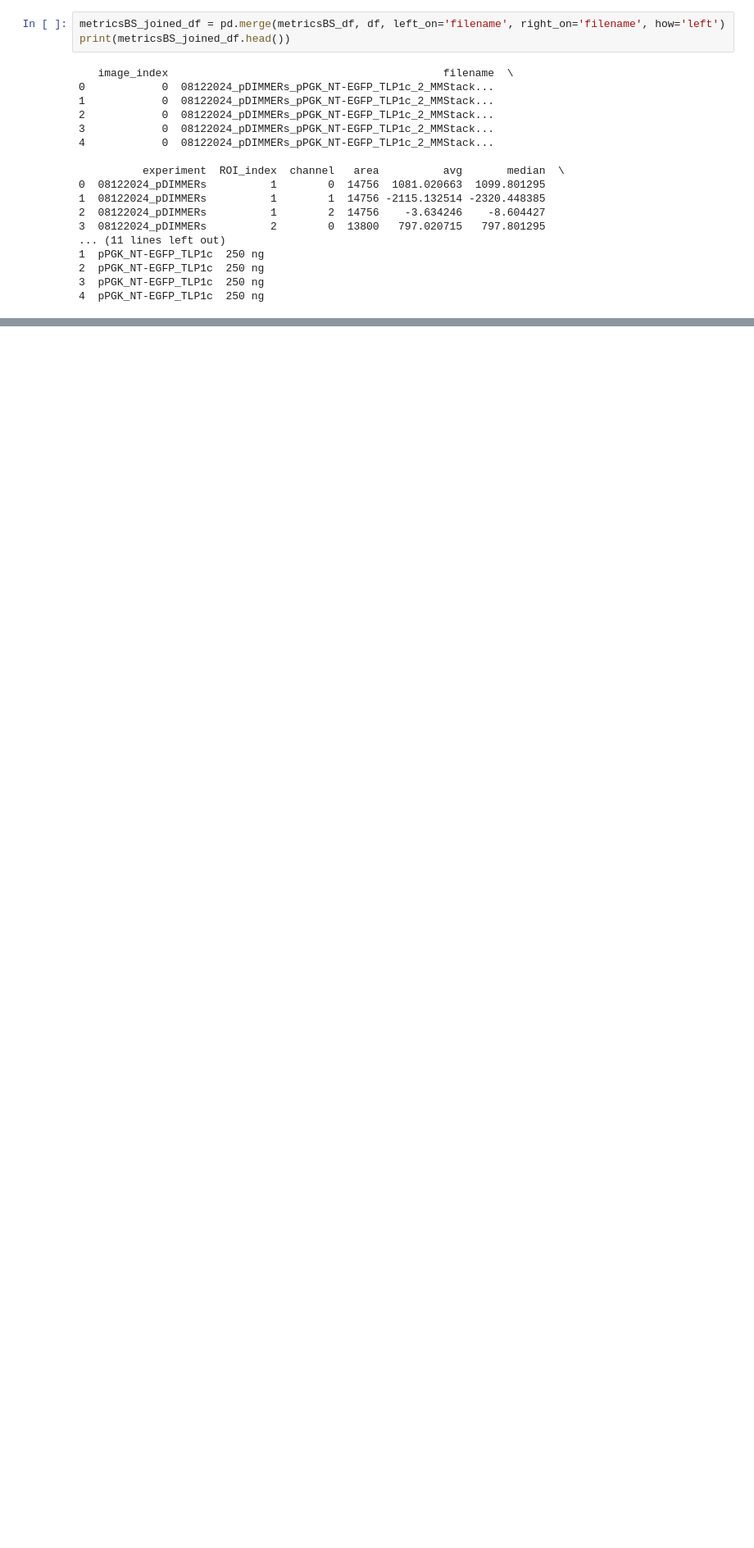
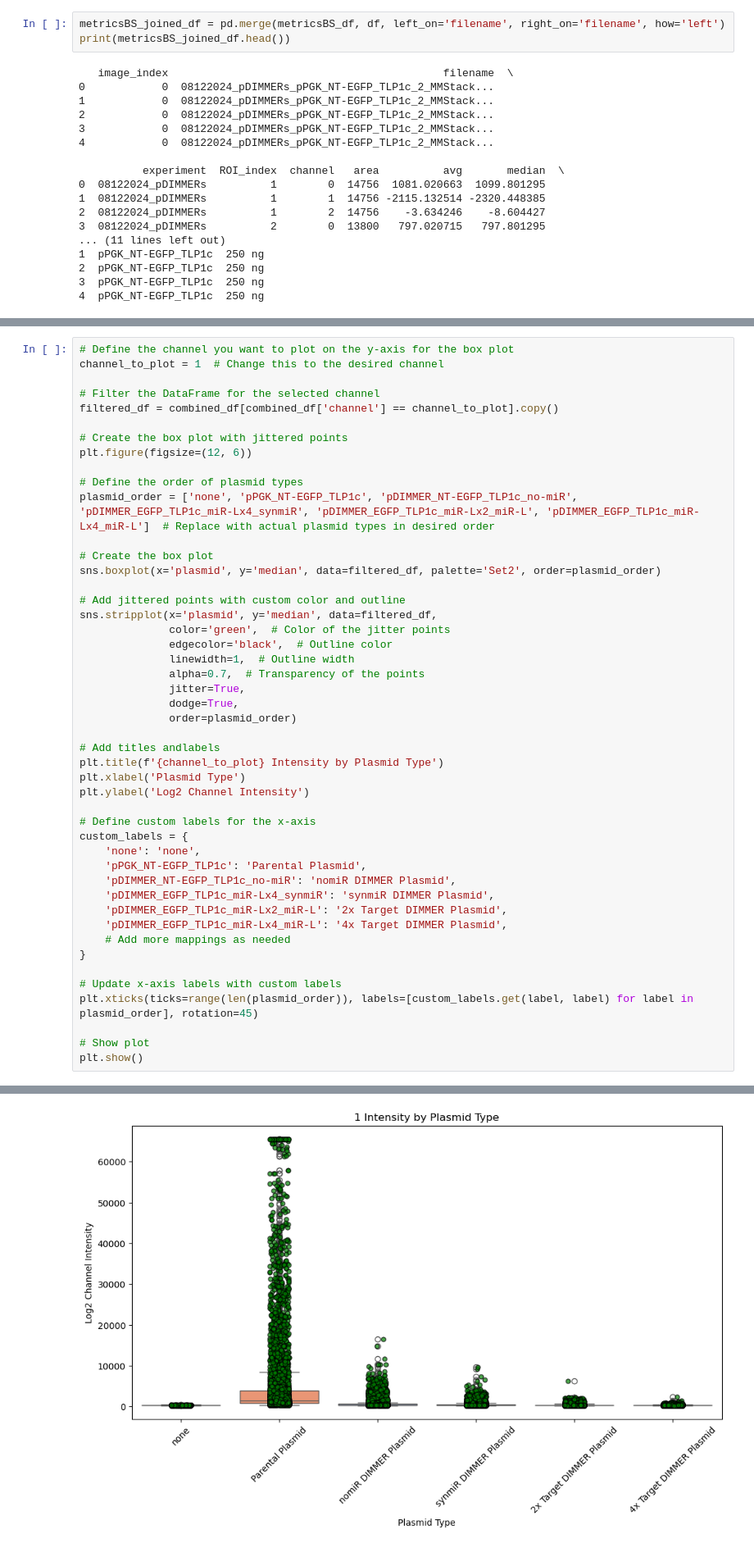
Before and after one commit to tasnimtazzy/DIMMERS, a Jupyter notebook: notebooks/img-explorer-dtm.ipynb, the cells around one changed output, grey strips where cells are left out. Shown at 82% size. Saved outputs shown, nothing was run; the diff lists cells and outputs as text; blank space fills up the shorter version.

```diff
--- a/notebooks/img-explorer-dtm.ipynb
+++ b/notebooks/img-explorer-dtm.ipynb
@@ -1080,0 +1148,48 @@ KeyError: 'experiment'
+# %%
+# Define the channel you want to plot on the y-axis for the box plot
+channel_to_plot = 1  # Change this to the desired channel
+
+# Filter the DataFrame for the selected channel
+filtered_df = combined_df[combined_df['channel'] == channel_to_plot].copy()
+
+# Create the box plot with jittered points
+plt.figure(figsize=(12, 6))
+
+# Define the order of plasmid types
+plasmid_order = ['none', 'pPGK_NT-EGFP_TLP1c', 'pDIMMER_NT-EGFP_TLP1c_no-miR', 'pDIMMER_EGFP_TLP1c_miR-Lx4_synmiR', 'pDIMMER_EGFP_TLP1c_miR-Lx2_miR-L', 'pDIMMER_EGFP_TLP1c_miR-Lx4_miR-L']  # Replace with actual plasmid types in desired order
+
+# Create the box plot
+sns.boxplot(x='plasmid', y='median', data=filtered_df, palette='Set2', order=plasmid_order)
+
+# Add jittered points with custom color and outline
+sns.stripplot(x='plasmid', y='median', data=filtered_df,
+              color='green',  # Color of the jitter points
+              edgecolor='black',  # Outline color
+              linewidth=1,  # Outline width
+              alpha=0.7,  # Transparency of the points
+              jitter=True,
+              dodge=True,
+              order=plasmid_order)
+
+# Add titles andlabels
+plt.title(f'{channel_to_plot} Intensity by Plasmid Type')
+plt.xlabel('Plasmid Type')
+plt.ylabel('Log2 Channel Intensity')
+
+# Define custom labels for the x-axis
+custom_labels = {
+    'none': 'none',
+    'pPGK_NT-EGFP_TLP1c': 'Parental Plasmid',
+    'pDIMMER_NT-EGFP_TLP1c_no-miR': 'nomiR DIMMER Plasmid',
+    'pDIMMER_EGFP_TLP1c_miR-Lx4_synmiR': 'synmiR DIMMER Plasmid',
+    'pDIMMER_EGFP_TLP1c_miR-Lx2_miR-L': '2x Target DIMMER Plasmid',
+    'pDIMMER_EGFP_TLP1c_miR-Lx4_miR-L': '4x Target DIMMER Plasmid',
+    # Add more mappings as needed
+}
+
+# Update x-axis labels with custom labels
+plt.xticks(ticks=range(len(plasmid_order)), labels=[custom_labels.get(label, label) for label in plasmid_order], rotation=45)
+
+# Show plot
+plt.show()
+# %% [output]
@@ -1080,0 +1199 @@ KeyError: 'experiment'
+[figure, added]
```
Also changed, not shown: parts of 18 cells of this notebook, 1 other file.
